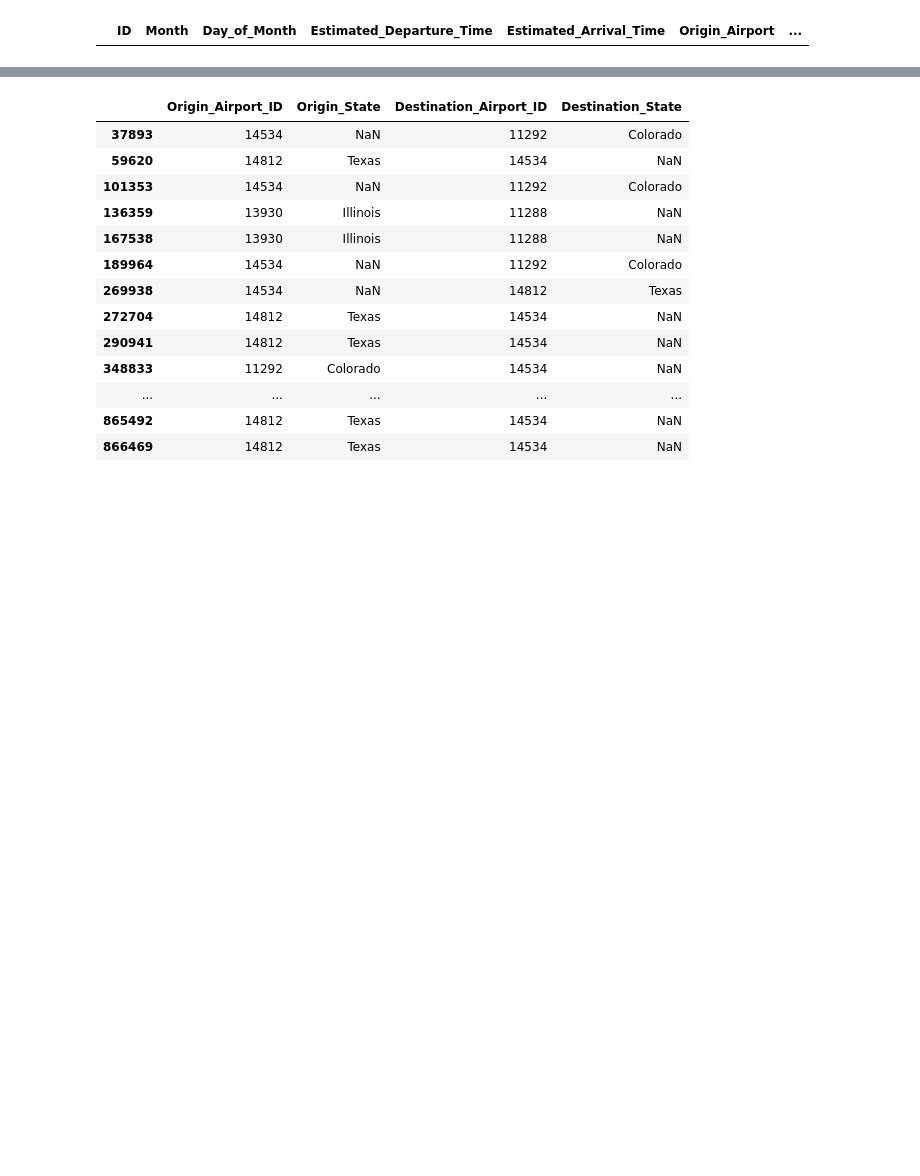
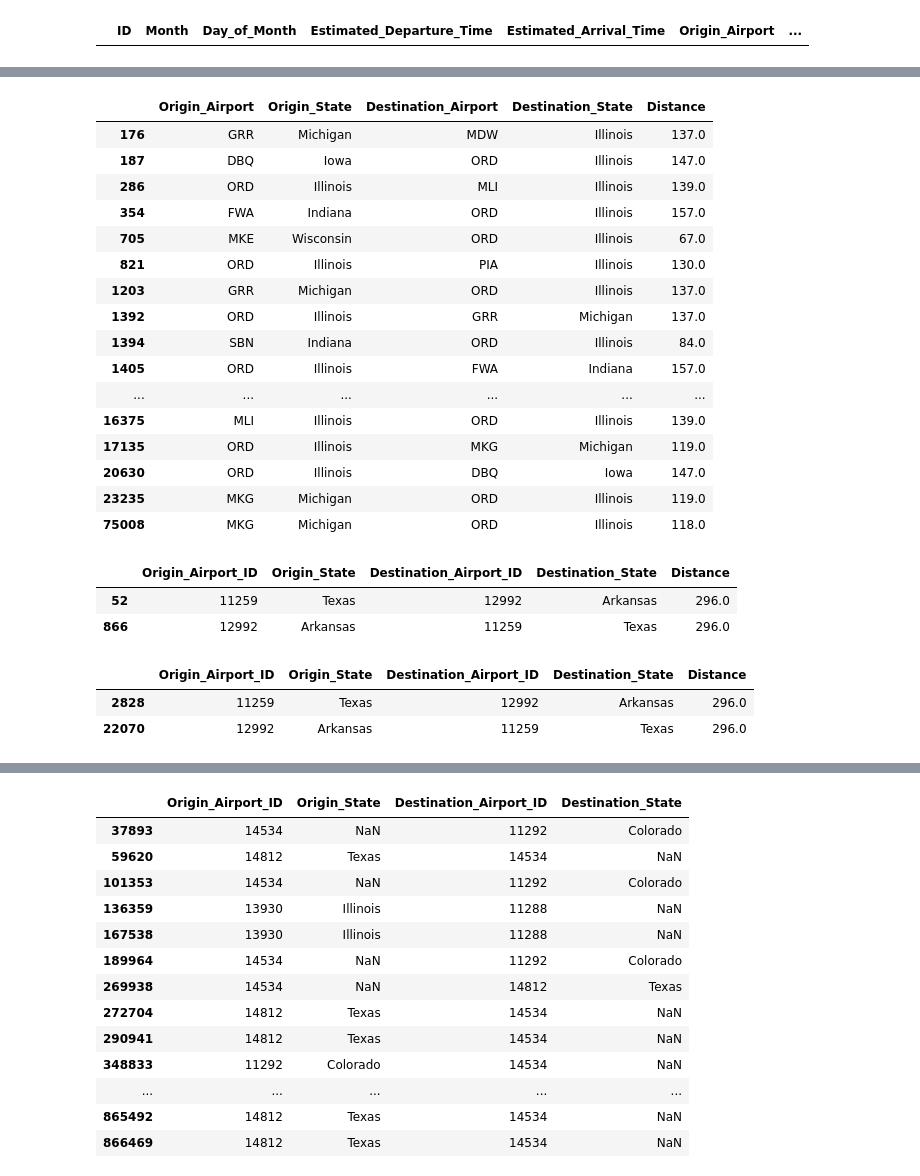
Before and after one commit to YunSeoHwan/My-own-study-repository, a Jupyter notebook: [Baseline]_Parquet_변환과_Random_Forest_Classifier.ipynb, the cells around one changed output, grey strips where cells are left out. Saved outputs shown, nothing was run; the diff lists cells and outputs as text; code cells hidden in the pictures; blank space fills up the shorter version.

Commit message:
feat : Illinois 결측치 보완

```diff
--- a/[Baseline]_Parquet_변환과_Random_Forest_Classifier.ipynb
+++ b/[Baseline]_Parquet_변환과_Random_Forest_Classifier.ipynb
@@ -265 +268,44 @@ test.loc[(test['Destination_State'].isnull()) | (test['Origin_State'].isnull()),
+# %%
+# train에서 distance 비교
+train.loc[(train['Distance'] <= 160) &
+         ((train['Origin_State'] == 'Illinois') | (train['Destination_State'] == 'Illinois')),
+         ['Origin_Airport', 'Origin_State', 'Destination_Airport', 'Destination_State', 'Distance']].drop_duplicates()
+# %% [output]
+|  | Origin_Airport | Origin_State | Destination_Airport | Destination_State | Distance |
+| 176 | GRR | Michigan | MDW | Illinois | 137.0 |
+| 187 | DBQ | Iowa | ORD | Illinois | 147.0 |
+| 286 | ORD | Illinois | MLI | Illinois | 139.0 |
+| 354 | FWA | Indiana | ORD | Illinois | 157.0 |
+| 705 | MKE | Wisconsin | ORD | Illinois | 67.0 |
+| 821 | ORD | Illinois | PIA | Illinois | 130.0 |
+| 1203 | GRR | Michigan | ORD | Illinois | 137.0 |
+| 1392 | ORD | Illinois | GRR | Michigan | 137.0 |
+| 1394 | SBN | Indiana | ORD | Illinois | 84.0 |
+| 1405 | ORD | Illinois | FWA | Indiana | 157.0 |
+| ... | ... | ... | ... | ... | ... |
+| 16375 | MLI | Illinois | ORD | Illinois | 139.0 |
+| 17135 | ORD | Illinois | MKG | Michigan | 119.0 |
+| 20630 | ORD | Illinois | DBQ | Iowa | 147.0 |
+| 23235 | MKG | Michigan | ORD | Illinois | 119.0 |
+| 75008 | MKG | Michigan | ORD | Illinois | 118.0 |
+# %%
+# train에서 distance 비교
+train.loc[(train['Distance'].isin([296, 139, 156])) &
+         ((train['Origin_State'] == 'Texas') | (train['Destination_State'] == 'Texas')),
+         ['Origin_Airport_ID', 'Origin_State', 'Destination_Airport_ID', 'Destination_State', 'Distance']].drop_duplicates()
+# %% [output]
+|  | Origin_Airport_ID | Origin_State | Destination_Airport_ID | Destination_State | Distance |
+| 52 | 11259 | Texas | 12992 | Arkansas | 296.0 |
+| 866 | 12992 | Arkansas | 11259 | Texas | 296.0 |
+# %%
+# test에서 distance 비교
+test.loc[(test['Origin_State'].notnull()) &
+         (test['Destination_State'].notnull()) &
+         (test['Distance'].isin([296, 139, 156])) &
+         ((test['Origin_State'] == 'Texas') | (test['Destination_State'] == 'Texas')),
+         ['Origin_Airport_ID', 'Origin_State', 'Destination_Airport_ID', 'Destination_State', 'Distance']].drop_duplicates()
+# %% [output]
+|  | Origin_Airport_ID | Origin_State | Destination_Airport_ID | Destination_State | Distance |
+| 2828 | 11259 | Texas | 12992 | Arkansas | 296.0 |
+| 22070 | 12992 | Arkansas | 11259 | Texas | 296.0 |
 # %%
```
Also changed, not shown: parts of 8 cells of this notebook.
